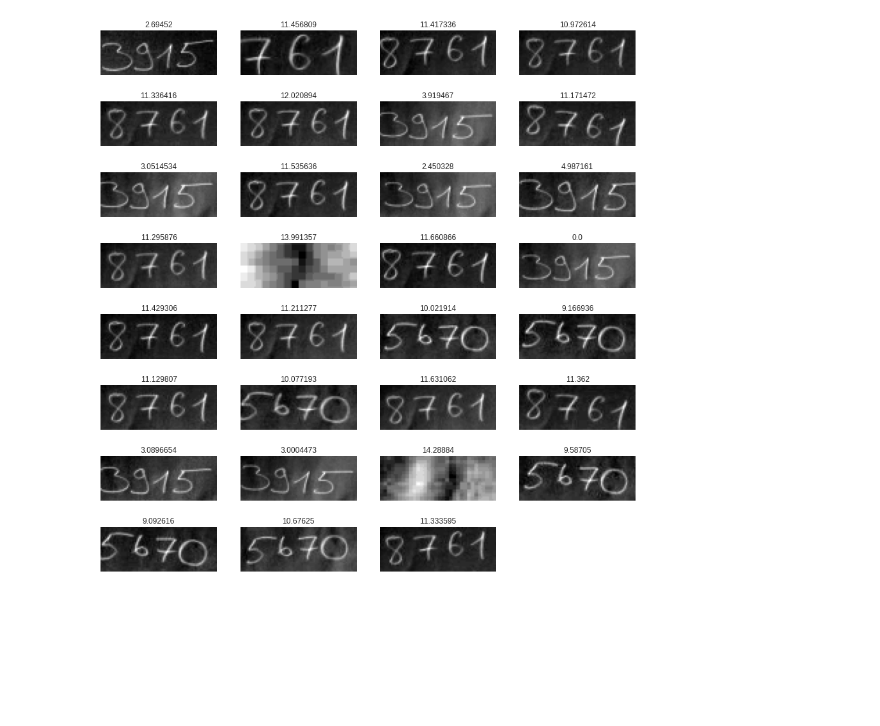
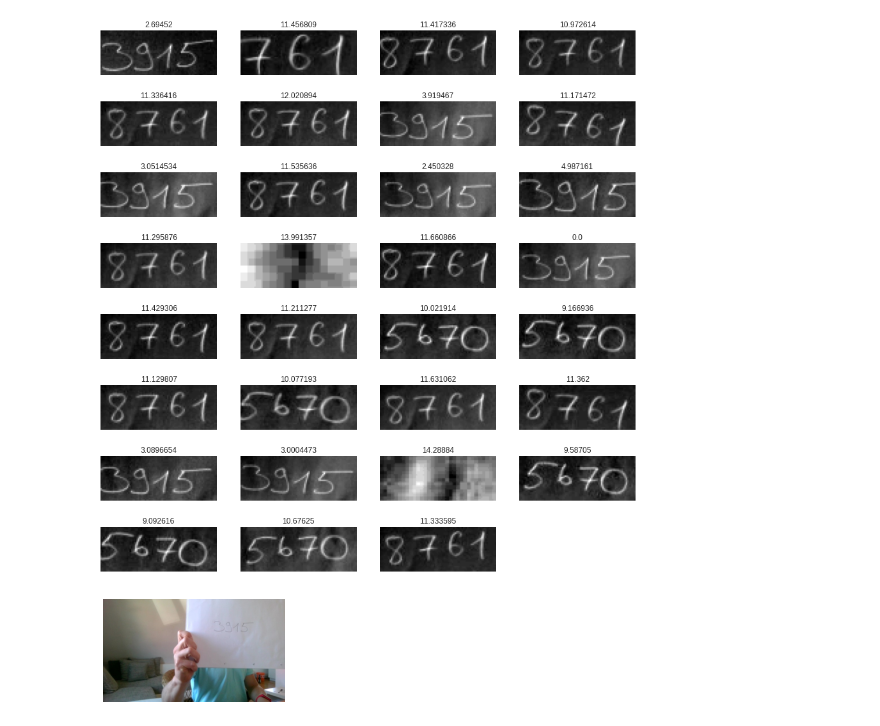
Before and after one commit to tunmustard/features_extractions, a Jupyter notebook: main_detect_pipeline.ipynb, the cells around one changed output. Saved outputs shown, nothing was run; the diff lists cells and outputs as text; code cells hidden in the pictures; blank space fills up the shorter version.

```diff
--- a/main_detect_pipeline.ipynb
+++ b/main_detect_pipeline.ipynb
@@ -1017,6 +1102,15 @@ class Production_unit(Production):
         super().__init__(self.pipeline)
 
 production = Production_unit()
+# %%
+#Get some test images
+test_images = dgen.Image_generator.load_from_folder("Data/4dig/test")
+test_image = test_images[1]
+test_image_1 = test_images[1]
+test_image_2 = test_images[3]
+dbug.Debug.show_images_list([test_image_2[:,:,[2,1,0]]],col_number = 4, height=5)
+# %% [output]
+[figure, added]
 # %%
 ######################################FOR UNET TINY DETECTION
 out = production(test_image)
```
Also changed, not shown: parts of 13 cells of this notebook, 1 other file.
